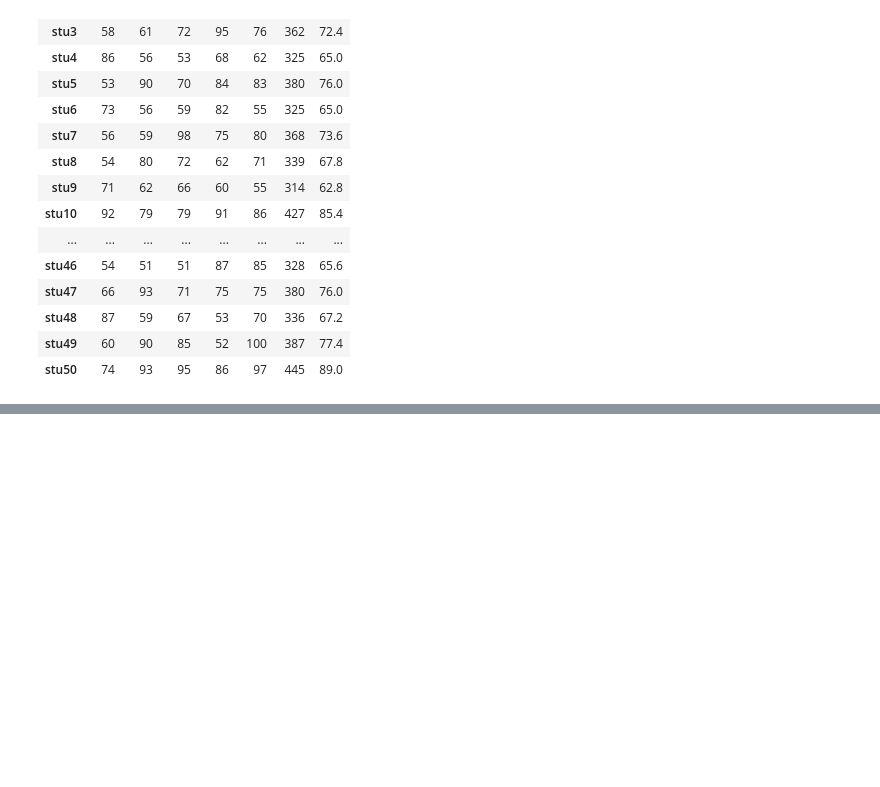
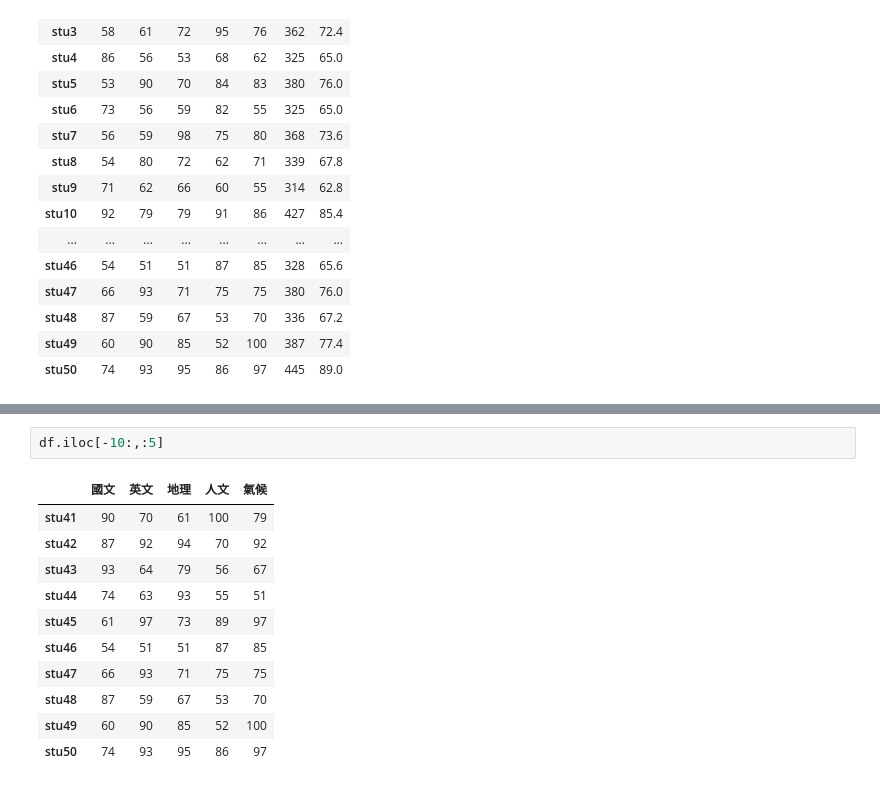
Before and after one commit to Chi-Feng-Tseng/test, a Jupyter notebook: lesson14/lesson14_4.ipynb, the cells around one changed output, grey strips where cells are left out. Saved outputs shown, nothing was run; the diff lists cells and outputs as text; blank space fills up the shorter version.

```diff
--- a/lesson14/lesson14_4.ipynb
+++ b/lesson14/lesson14_4.ipynb
@@ -63,0 +73,14 @@ df
+# %%
+df.iloc[-10:,:5]
+# %% [output]
+|  | 國文 | 英文 | 地理 | 人文 | 氣候 |
+| stu41 | 90 | 70 | 61 | 100 | 79 |
+| stu42 | 87 | 92 | 94 | 70 | 92 |
+| stu43 | 93 | 64 | 79 | 56 | 67 |
+| stu44 | 74 | 63 | 93 | 55 | 51 |
+| stu45 | 61 | 97 | 73 | 89 | 97 |
+| stu46 | 54 | 51 | 51 | 87 | 85 |
+| stu47 | 66 | 93 | 71 | 75 | 75 |
+| stu48 | 87 | 59 | 67 | 53 | 70 |
+| stu49 | 60 | 90 | 85 | 52 | 100 |
+| stu50 | 74 | 93 | 95 | 86 | 97 |
```
Also changed, not shown: parts of 2 cells of this notebook, 1 other file.
